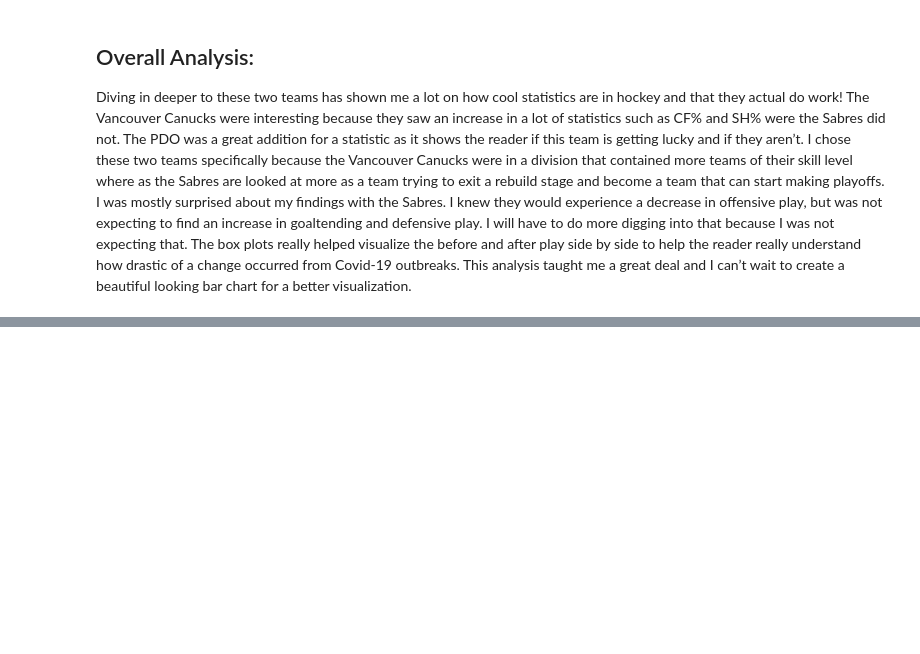
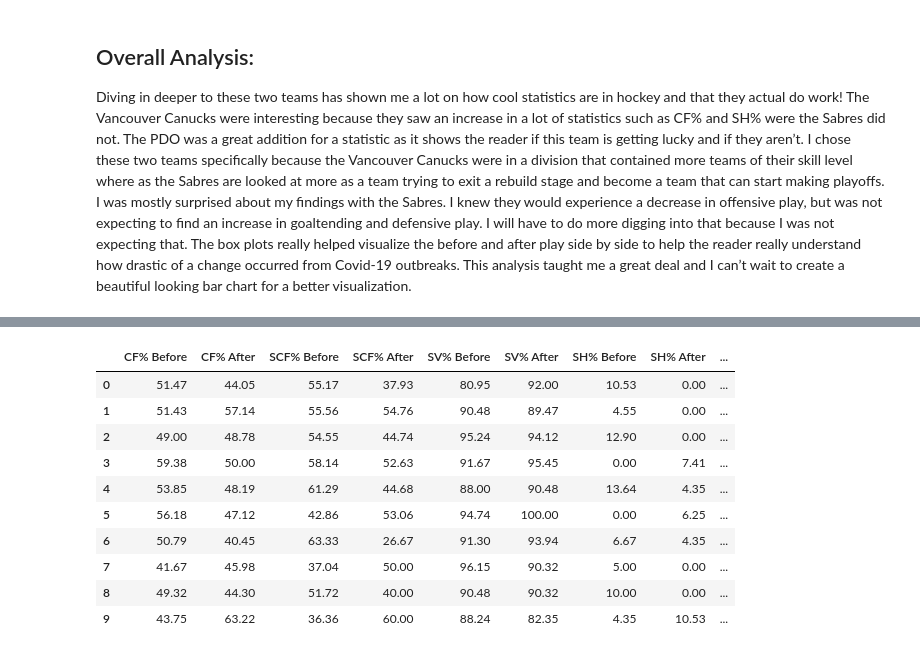
Before and after one commit to data301-2021-winter1/project-group23-project, a Jupyter notebook: notebooks/analysis1.ipynb, the cells around one changed output, grey strips where cells are left out. Cells and saved outputs as stored; diff of their text form; code cells hidden in the pictures; blank space fills up the shorter version.

```diff
--- a/notebooks/analysis1.ipynb
+++ b/notebooks/analysis1.ipynb
@@ -472,0 +524,16 @@ Diving in deeper to these two teams has shown me a lot on how cool statistics ar
+# %%
+FSBandA = SabresBandA.drop(columns = "Game")
+FSBandA1 = FSBandA[['CF% Before', 'CF% After', 'SCF% Before', 'SCF% After', 'SV% Before', 'SV% After', 'SH% Before', 'SH% After', 'PDO Before', 'PDO After']]
+FSBandA1
+# %% [output]
+|  | CF% Before | CF% After | SCF% Before | SCF% After | SV% Before | SV% After | SH% Before | SH% After | ... |
+| 0 | 51.47 | 44.05 | 55.17 | 37.93 | 80.95 | 92.00 | 10.53 | 0.00 | ... |
+| 1 | 51.43 | 57.14 | 55.56 | 54.76 | 90.48 | 89.47 | 4.55 | 0.00 | ... |
+| 2 | 49.00 | 48.78 | 54.55 | 44.74 | 95.24 | 94.12 | 12.90 | 0.00 | ... |
+| 3 | 59.38 | 50.00 | 58.14 | 52.63 | 91.67 | 95.45 | 0.00 | 7.41 | ... |
+| 4 | 53.85 | 48.19 | 61.29 | 44.68 | 88.00 | 90.48 | 13.64 | 4.35 | ... |
+| 5 | 56.18 | 47.12 | 42.86 | 53.06 | 94.74 | 100.00 | 0.00 | 6.25 | ... |
+| 6 | 50.79 | 40.45 | 63.33 | 26.67 | 91.30 | 93.94 | 6.67 | 4.35 | ... |
+| 7 | 41.67 | 45.98 | 37.04 | 50.00 | 96.15 | 90.32 | 5.00 | 0.00 | ... |
+| 8 | 49.32 | 44.30 | 51.72 | 40.00 | 90.48 | 90.32 | 10.00 | 0.00 | ... |
+| 9 | 43.75 | 63.22 | 36.36 | 60.00 | 88.24 | 82.35 | 4.35 | 10.53 | ... |
```
Also changed, not shown: parts of 6 cells of this notebook.
